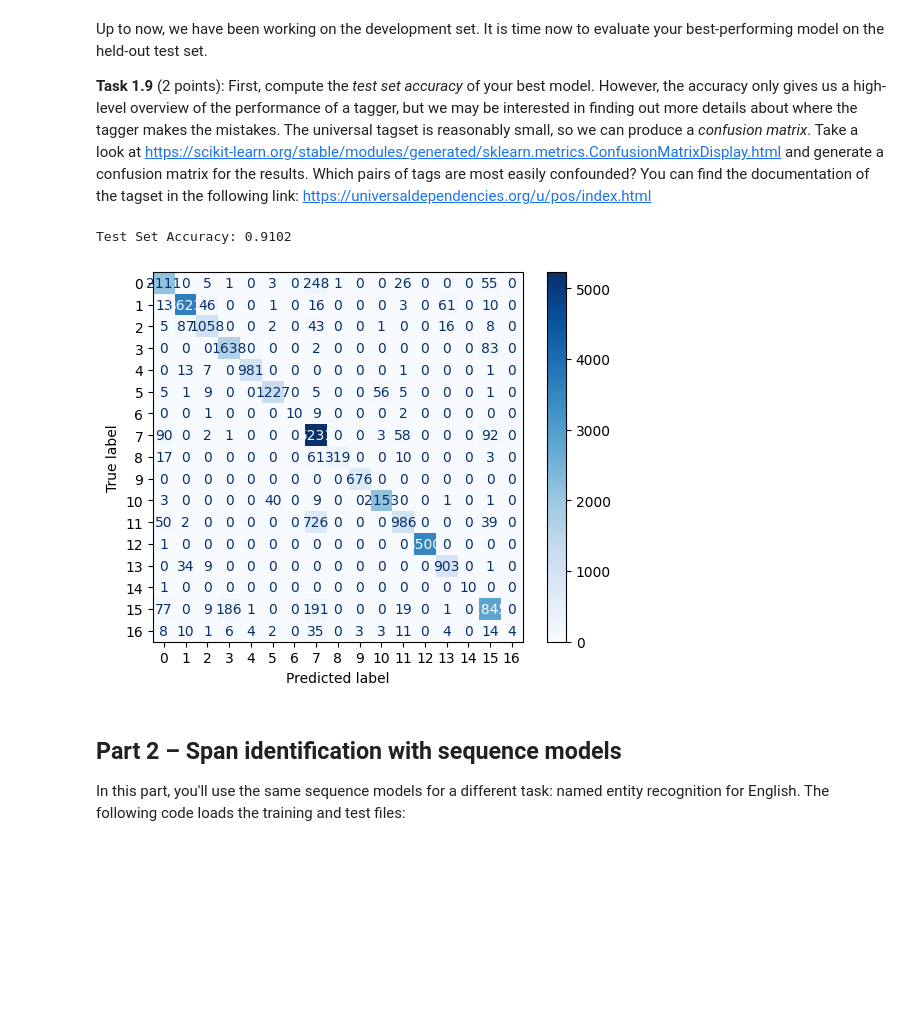
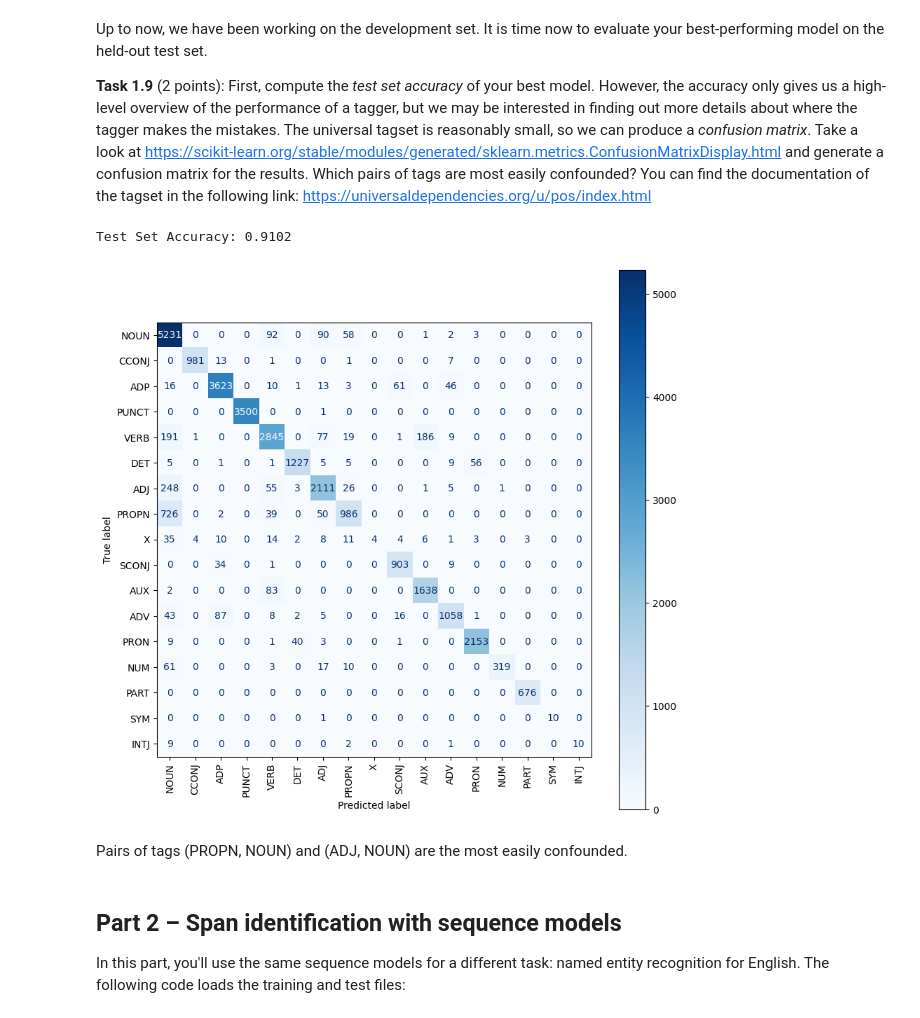
Before and after one commit to tieukhoimai/in4080-h2024-oblig, a Jupyter notebook: oblig2/khoimt_in4080_mandatory_2.ipynb, the cells around one changed output. Saved outputs shown, nothing was run; the diff lists cells and outputs as text; code cells hidden in the pictures; blank space fills up the shorter version.

```diff
--- a/oblig2/khoimt_in4080_mandatory_2.ipynb
+++ b/oblig2/khoimt_in4080_mandatory_2.ipynb
@@ -192,7 +192,7 @@ Test Accuracy: 0.8608
 # %% [markdown]
 **Task 1.3** (1 point): The basic feature function only looks at the current word. Also add the previous word, the next word, and the word before the previous one. Make sure to handle edge cases at the beginning and at the end of the sentence. For example, the feature dictionary for the first word of `I love fish` could look as follows: `{"curr_word": "I", "prev_word": "<START>", "prev2_word": "<START>", "next_word": "love"}` (you should still not need the parameter `history` for this). Add one feature at a time, train a model, and record the accuracy. Describe which combination of features works best.
 # %%
-def context_features(sentence, i, history, use_prev_word=True, use_next_word=True, use_prev2_word=True):
+def context_features(sentence, i, history, use_prev_word=True, use_prev2_word=True, use_next_word=True):
     features = {"curr_word": sentence[i]}
     if use_prev_word:
         features["prev_word"] = sentence[i-1] if i > 0 else "<START>"
@@ -324,17 +329,22 @@ flattened_predicted_Y = [label for sentence in predicted_Y for label in sentence
 
 accuracy = accuracy_score(flattened_true_Y, flattened_predicted_Y)
 print(f"Test Set Accuracy: {accuracy:.4f}")
-
-labels = list(tagger.label_ids.keys())
-conf_matrix = confusion_matrix(flattened_true_Y, flattened_predicted_Y)
-
-disp = ConfusionMatrixDisplay(confusion_matrix=conf_matrix)
-disp.plot(cmap=plt.cm.Blues)
-plt.xticks()
-plt.show()
 # %% [output]
 Test Set Accuracy: 0.9102
-[figure, removed]
+# %%
+labels = list(tagger.label_ids.keys())
+conf_matrix = confusion_matrix(flattened_true_Y, flattened_predicted_Y, labels=labels)
+
+plt.figure(figsize=(10, 10))
+
+disp = ConfusionMatrixDisplay(confusion_matrix=conf_matrix, display_labels=labels)
+disp.plot(cmap=plt.cm.Blues, ax=plt.gca())
+plt.xticks(rotation=90)
+plt.show()
+# %% [output]
+[figure, added]
+# %% [markdown]
+Pairs of tags (PROPN, NOUN) and (ADJ, NOUN) are the most easily confounded.
 # %% [markdown]
 ## Part 2 – Span identification with sequence models
 
```
Also changed, not shown: parts of 11 cells of this notebook.
